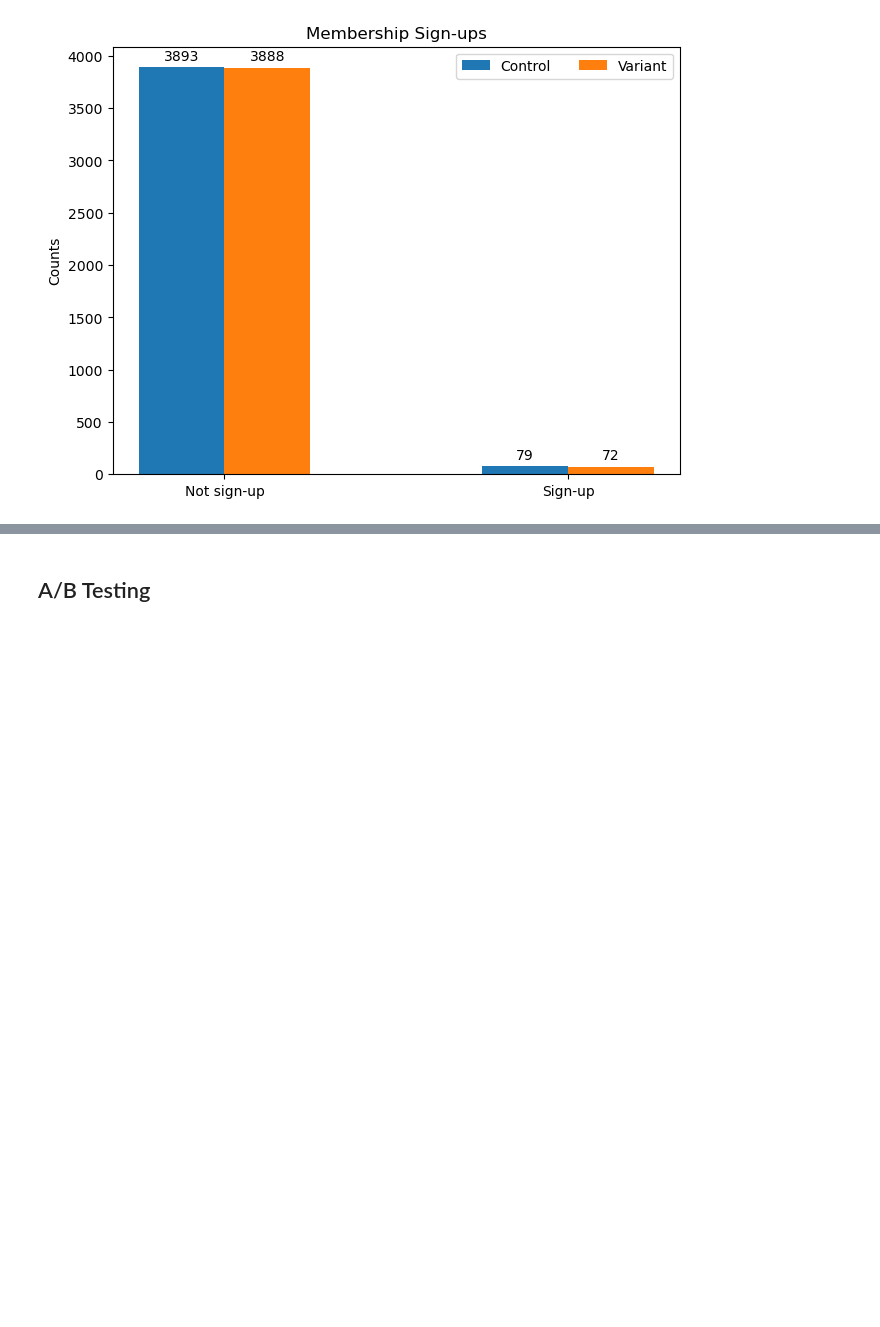
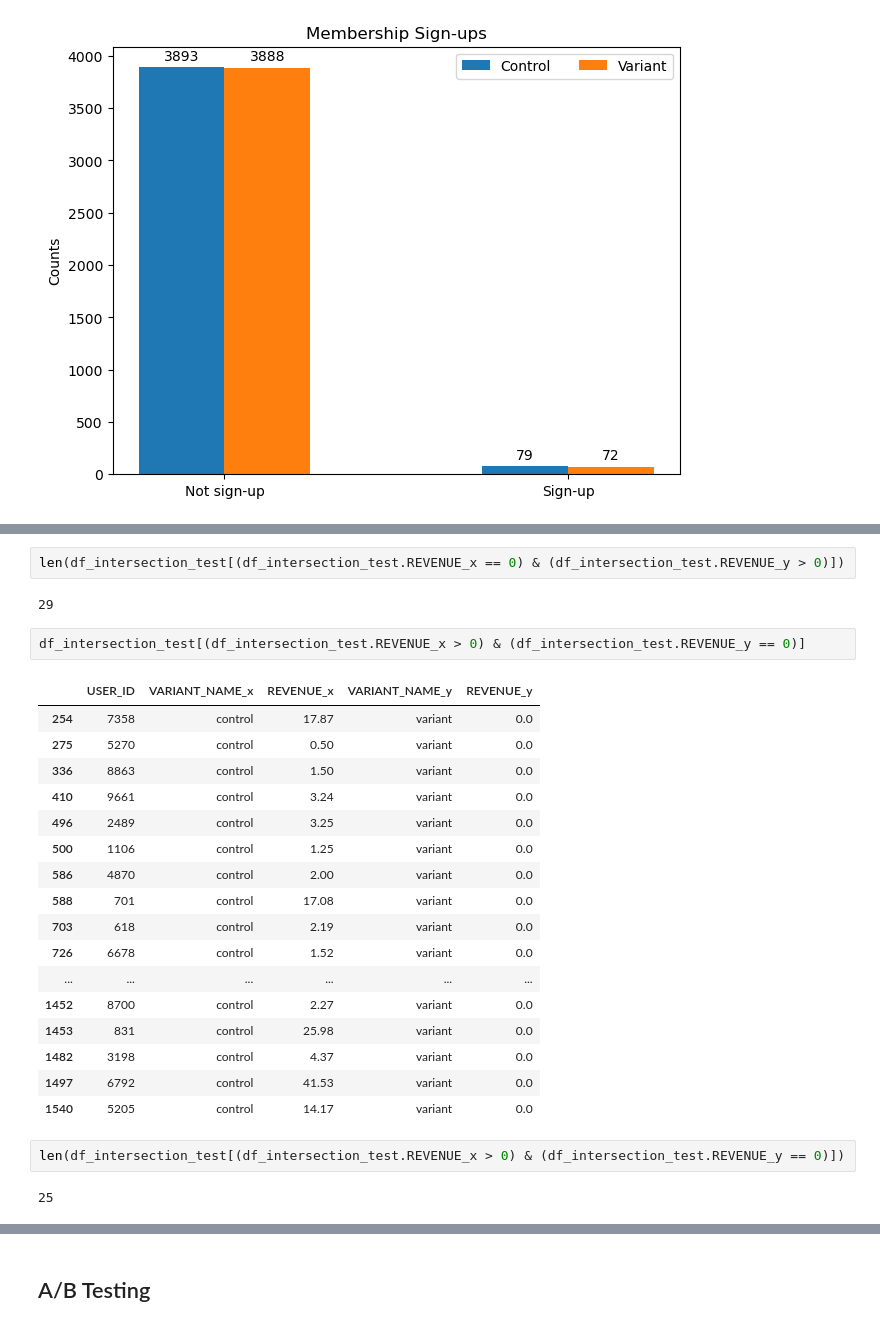
Before and after one commit to kpnguyen21/erdos-AB-testing, a Jupyter notebook: EDA_old.ipynb, the cells around one changed output, grey strips where cells are left out. Cells and saved outputs as stored; diff of their text form; blank space fills up the shorter version.

```diff
--- a/EDA.ipynb
+++ b/EDA_old.ipynb
@@ -454,0 +499,28 @@ plt.show()
+# %%
+len(df_intersection_test[(df_intersection_test.REVENUE_x == 0) & (df_intersection_test.REVENUE_y > 0)])
+# %% [output]
+29
+# %%
+df_intersection_test[(df_intersection_test.REVENUE_x > 0) & (df_intersection_test.REVENUE_y == 0)]
+# %% [output]
+|  | USER_ID | VARIANT_NAME_x | REVENUE_x | VARIANT_NAME_y | REVENUE_y |
+| 254 | 7358 | control | 17.87 | variant | 0.0 |
+| 275 | 5270 | control | 0.50 | variant | 0.0 |
+| 336 | 8863 | control | 1.50 | variant | 0.0 |
+| 410 | 9661 | control | 3.24 | variant | 0.0 |
+| 496 | 2489 | control | 3.25 | variant | 0.0 |
+| 500 | 1106 | control | 1.25 | variant | 0.0 |
+| 586 | 4870 | control | 2.00 | variant | 0.0 |
+| 588 | 701 | control | 17.08 | variant | 0.0 |
+| 703 | 618 | control | 2.19 | variant | 0.0 |
+| 726 | 6678 | control | 1.52 | variant | 0.0 |
+| ... | ... | ... | ... | ... | ... |
+| 1452 | 8700 | control | 2.27 | variant | 0.0 |
+| 1453 | 831 | control | 25.98 | variant | 0.0 |
+| 1482 | 3198 | control | 4.37 | variant | 0.0 |
+| 1497 | 6792 | control | 41.53 | variant | 0.0 |
+| 1540 | 5205 | control | 14.17 | variant | 0.0 |
+# %%
+len(df_intersection_test[(df_intersection_test.REVENUE_x > 0) & (df_intersection_test.REVENUE_y == 0)])
+# %% [output]
+25
```
Also changed, not shown: parts of 17 cells of this notebook, 1 other file.
